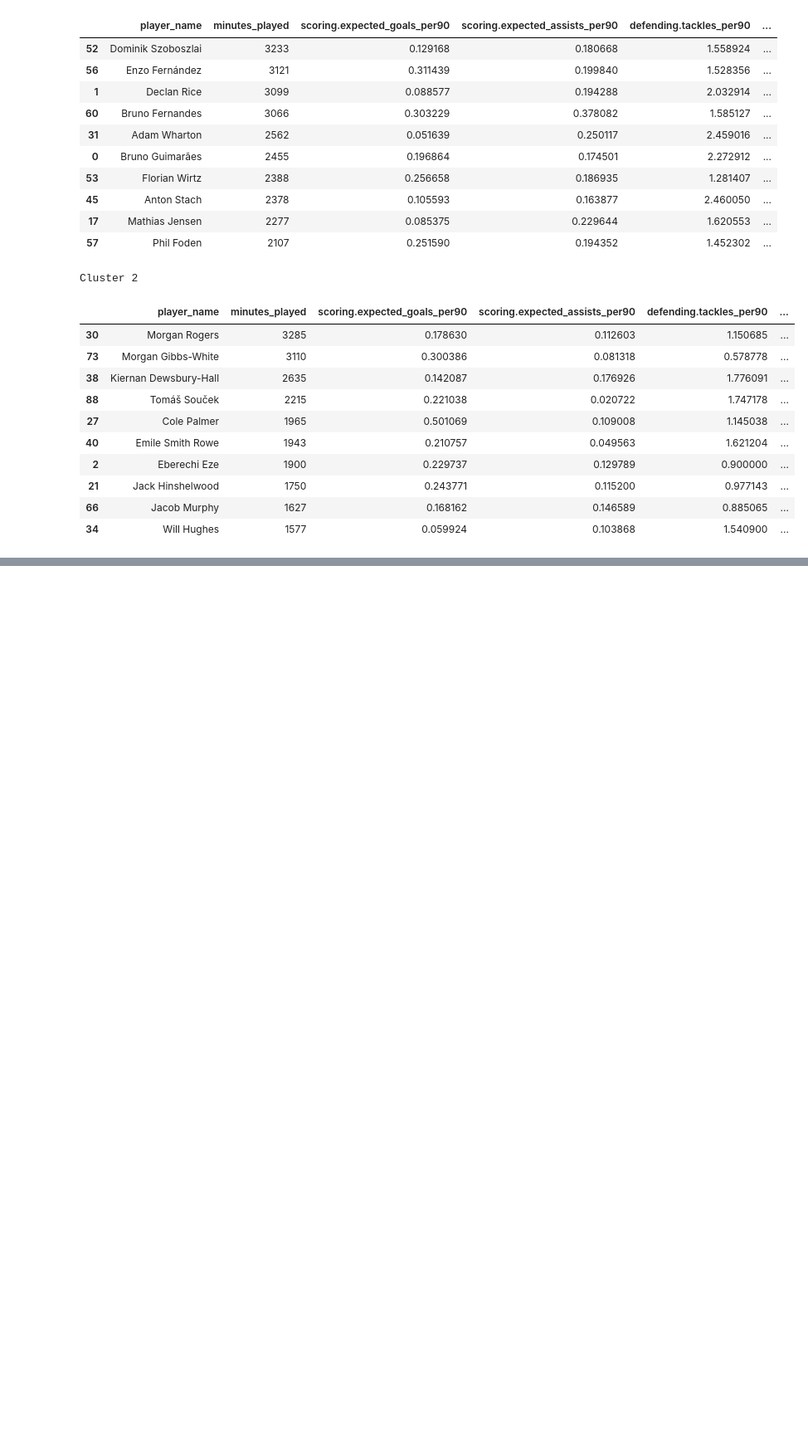
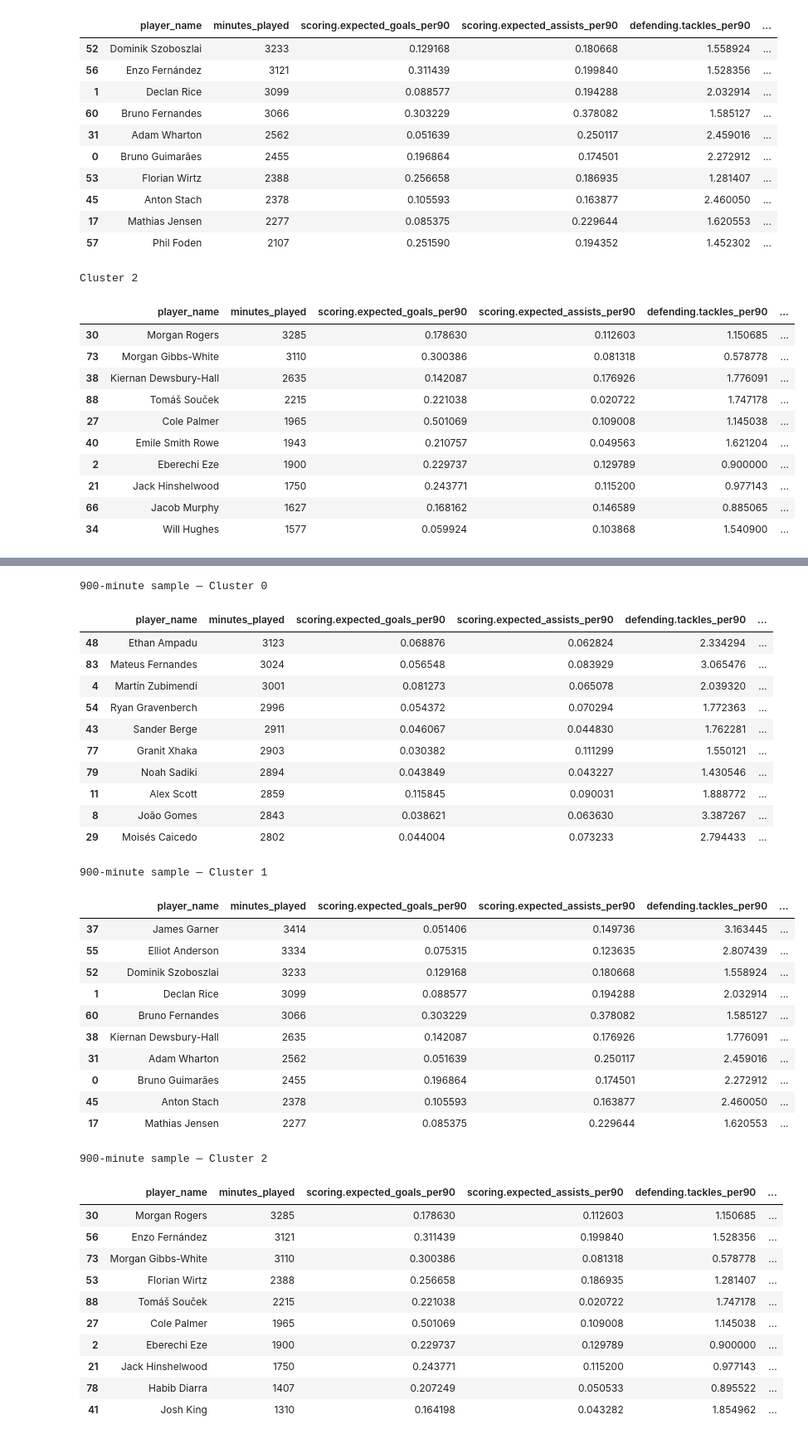
Before and after one commit to colonistz-1/Smart-Scout, a Jupyter notebook: notebooks/04_feature-engineering.ipynb, the cells around one changed output, grey strips where cells are left out. Shown at 83% size. Cells and saved outputs as stored; diff of their text form; code cells hidden in the pictures; blank space fills up the shorter version.

```diff
--- a/notebooks/04_feature-engineering.ipynb
+++ b/notebooks/04_feature-engineering.ipynb
@@ -457,0 +647,16 @@ Cluster 2
+# %%
+display(
+    clusters_900.groupby("experiment_cluster")[features]
+    .mean()
+    .round(3)
+)
+
+for cluster, players in clusters_900.groupby("experiment_cluster"):
+    print(f"\n900-minute sample — Cluster {cluster}")
+
+    display(
+        players[
+            ["player_name", "minutes_played", *features]
+        ].sort_values("minutes_played", ascending=False).head(10)
+    )
+# %% [output]
@@ -457,0 +668,36 @@ Cluster 2
+900-minute sample — Cluster 0
+|  | player_name | minutes_played | scoring.expected_goals_per90 | scoring.expected_assists_per90 | defending.tackles_per90 | ... |
+| 48 | Ethan Ampadu | 3123 | 0.068876 | 0.062824 | 2.334294 | ... |
+| 83 | Mateus Fernandes | 3024 | 0.056548 | 0.083929 | 3.065476 | ... |
+| 4 | Martín Zubimendi | 3001 | 0.081273 | 0.065078 | 2.039320 | ... |
+| 54 | Ryan Gravenberch | 2996 | 0.054372 | 0.070294 | 1.772363 | ... |
+| 43 | Sander Berge | 2911 | 0.046067 | 0.044830 | 1.762281 | ... |
+| 77 | Granit Xhaka | 2903 | 0.030382 | 0.111299 | 1.550121 | ... |
+| 79 | Noah Sadiki | 2894 | 0.043849 | 0.043227 | 1.430546 | ... |
+| 11 | Alex Scott | 2859 | 0.115845 | 0.090031 | 1.888772 | ... |
+| 8 | João Gomes | 2843 | 0.038621 | 0.063630 | 3.387267 | ... |
+| 29 | Moisés Caicedo | 2802 | 0.044004 | 0.073233 | 2.794433 | ... |
+900-minute sample — Cluster 1
+|  | player_name | minutes_played | scoring.expected_goals_per90 | scoring.expected_assists_per90 | defending.tackles_per90 | ... |
+| 37 | James Garner | 3414 | 0.051406 | 0.149736 | 3.163445 | ... |
+| 55 | Elliot Anderson | 3334 | 0.075315 | 0.123635 | 2.807439 | ... |
+| 52 | Dominik Szoboszlai | 3233 | 0.129168 | 0.180668 | 1.558924 | ... |
+| 1 | Declan Rice | 3099 | 0.088577 | 0.194288 | 2.032914 | ... |
+| 60 | Bruno Fernandes | 3066 | 0.303229 | 0.378082 | 1.585127 | ... |
+| 38 | Kiernan Dewsbury-Hall | 2635 | 0.142087 | 0.176926 | 1.776091 | ... |
+| 31 | Adam Wharton | 2562 | 0.051639 | 0.250117 | 2.459016 | ... |
+| 0 | Bruno Guimarães | 2455 | 0.196864 | 0.174501 | 2.272912 | ... |
+| 45 | Anton Stach | 2378 | 0.105593 | 0.163877 | 2.460050 | ... |
+| 17 | Mathias Jensen | 2277 | 0.085375 | 0.229644 | 1.620553 | ... |
+900-minute sample — Cluster 2
+|  | player_name | minutes_played | scoring.expected_goals_per90 | scoring.expected_assists_per90 | defending.tackles_per90 | ... |
+| 30 | Morgan Rogers | 3285 | 0.178630 | 0.112603 | 1.150685 | ... |
+| 56 | Enzo Fernández | 3121 | 0.311439 | 0.199840 | 1.528356 | ... |
+| 73 | Morgan Gibbs-White | 3110 | 0.300386 | 0.081318 | 0.578778 | ... |
+| 53 | Florian Wirtz | 2388 | 0.256658 | 0.186935 | 1.281407 | ... |
+| 88 | Tomáš Souček | 2215 | 0.221038 | 0.020722 | 1.747178 | ... |
+| 27 | Cole Palmer | 1965 | 0.501069 | 0.109008 | 1.145038 | ... |
+| 2 | Eberechi Eze | 1900 | 0.229737 | 0.129789 | 0.900000 | ... |
+| 21 | Jack Hinshelwood | 1750 | 0.243771 | 0.115200 | 0.977143 | ... |
+| 78 | Habib Diarra | 1407 | 0.207249 | 0.050533 | 0.895522 | ... |
+| 41 | Josh King | 1310 | 0.164198 | 0.043282 | 1.854962 | ... |
```
Also changed, not shown: parts of 7 cells of this notebook.
